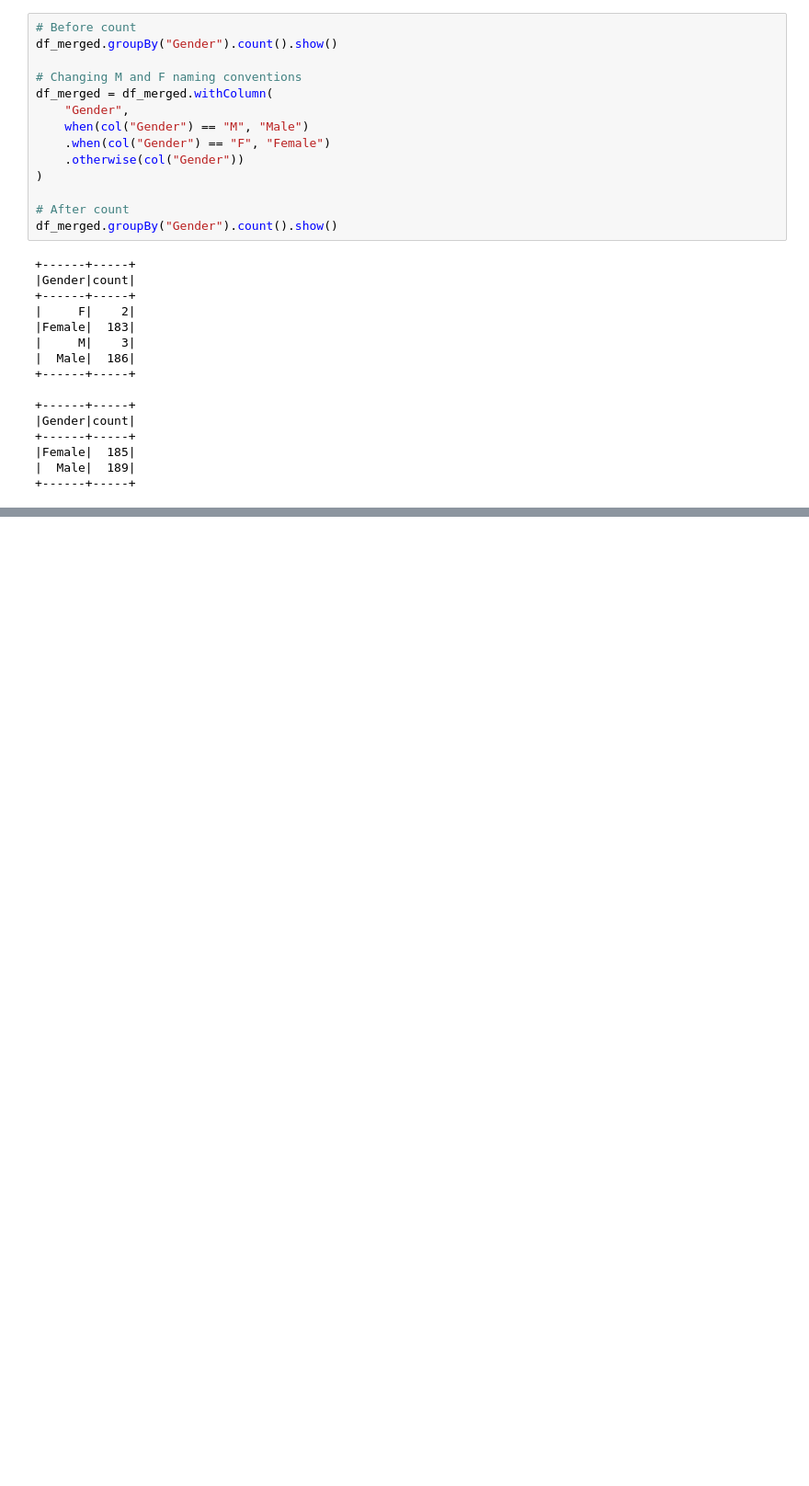
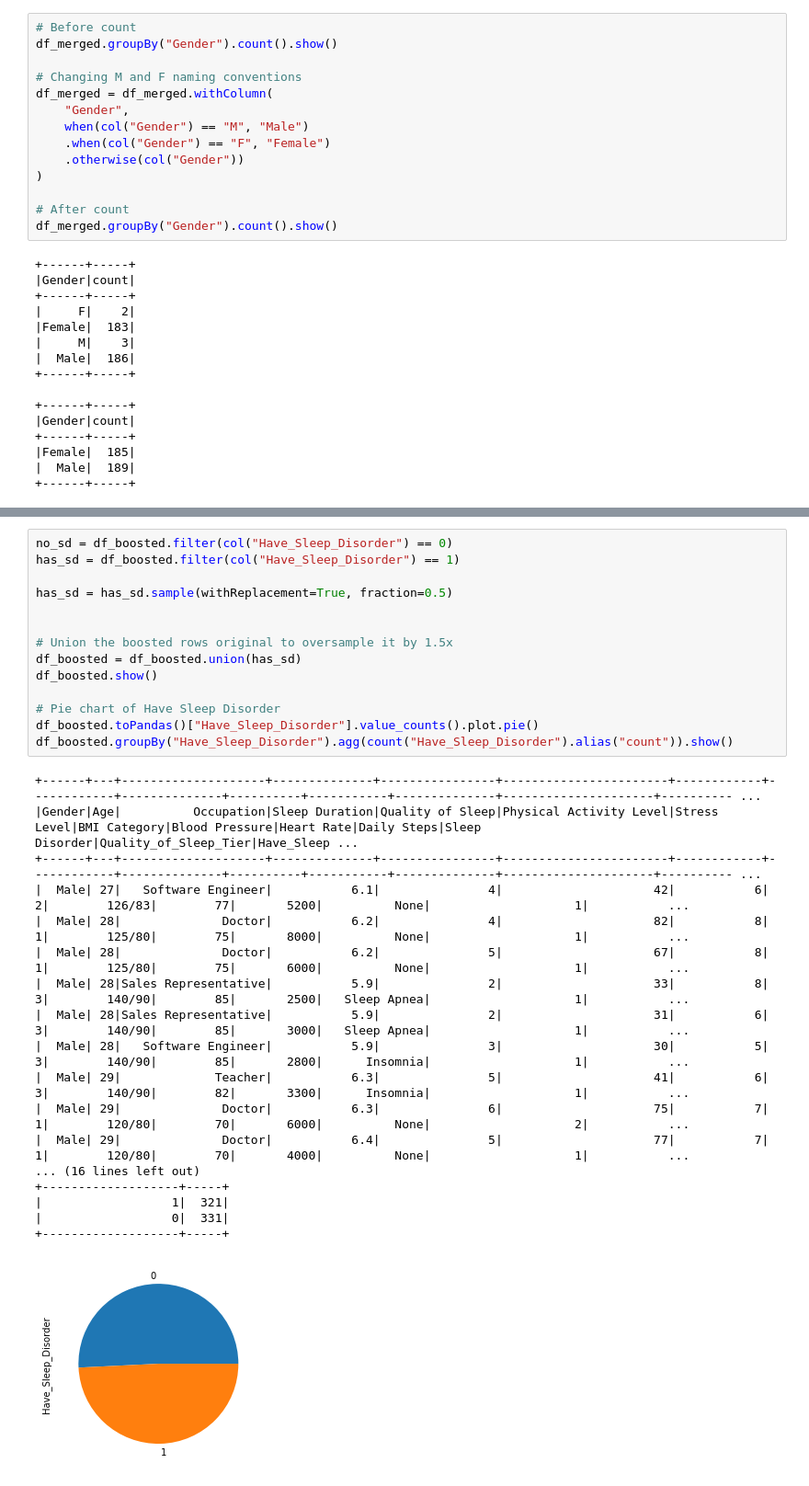
Before and after one commit to EionTey/INFOSYS_722_I4, a Jupyter notebook: I4.ipynb, the cells around one changed output, grey strips where cells are left out. Shown: that part at 92% size. Cells and saved outputs as stored; diff of their text form; blank space fills up the shorter version.

```diff
--- a/I4.ipynb
+++ b/I4.ipynb
@@ -1178,0 +1276,33 @@ df_merged.groupBy("Gender").count().show()
+# %%
+no_sd = df_boosted.filter(col("Have_Sleep_Disorder") == 0)
+has_sd = df_boosted.filter(col("Have_Sleep_Disorder") == 1)
+
+has_sd = has_sd.sample(withReplacement=True, fraction=0.5)
+
+
+# Union the boosted rows original to oversample it by 1.5x
+df_boosted = df_boosted.union(has_sd)
+df_boosted.show()
+
+# Pie chart of Have Sleep Disorder
+df_boosted.toPandas()["Have_Sleep_Disorder"].value_counts().plot.pie()
+df_boosted.groupBy("Have_Sleep_Disorder").agg(count("Have_Sleep_Disorder").alias("count")).show()
+# %% [output]
++------+---+--------------------+--------------+----------------+-----------------------+------------+------------+--------------+----------+-----------+--------------+---------------------+---------- ...
+|Gender|Age|          Occupation|Sleep Duration|Quality of Sleep|Physical Activity Level|Stress Level|BMI Category|Blood Pressure|Heart Rate|Daily Steps|Sleep Disorder|Quality_of_Sleep_Tier|Have_Sleep ...
++------+---+--------------------+--------------+----------------+-----------------------+------------+------------+--------------+----------+-----------+--------------+---------------------+---------- ...
+|  Male| 27|   Software Engineer|           6.1|               4|                     42|           6|           2|        126/83|        77|       5200|          None|                    1|           ...
+|  Male| 28|              Doctor|           6.2|               4|                     82|           8|           1|        125/80|        75|       8000|          None|                    1|           ...
+|  Male| 28|              Doctor|           6.2|               5|                     67|           8|           1|        125/80|        75|       6000|          None|                    1|           ...
+|  Male| 28|Sales Representative|           5.9|               2|                     33|           8|           3|        140/90|        85|       2500|   Sleep Apnea|                    1|           ...
+|  Male| 28|Sales Representative|           5.9|               2|                     31|           6|           3|        140/90|        85|       3000|   Sleep Apnea|                    1|           ...
+|  Male| 28|   Software Engineer|           5.9|               3|                     30|           5|           3|        140/90|        85|       2800|      Insomnia|                    1|           ...
+|  Male| 29|             Teacher|           6.3|               5|                     41|           6|           3|        140/90|        82|       3300|      Insomnia|                    1|           ...
+|  Male| 29|              Doctor|           6.3|               6|                     75|           7|           1|        120/80|        70|       6000|          None|                    2|           ...
+|  Male| 29|              Doctor|           6.4|               5|                     77|           7|           1|        120/80|        70|       4000|          None|                    1|           ...
+... (16 lines left out)
++-------------------+-----+
+|                  1|  321|
+|                  0|  331|
++-------------------+-----+
+[figure, added]
```
Also changed, not shown: parts of 35 cells of this notebook.
